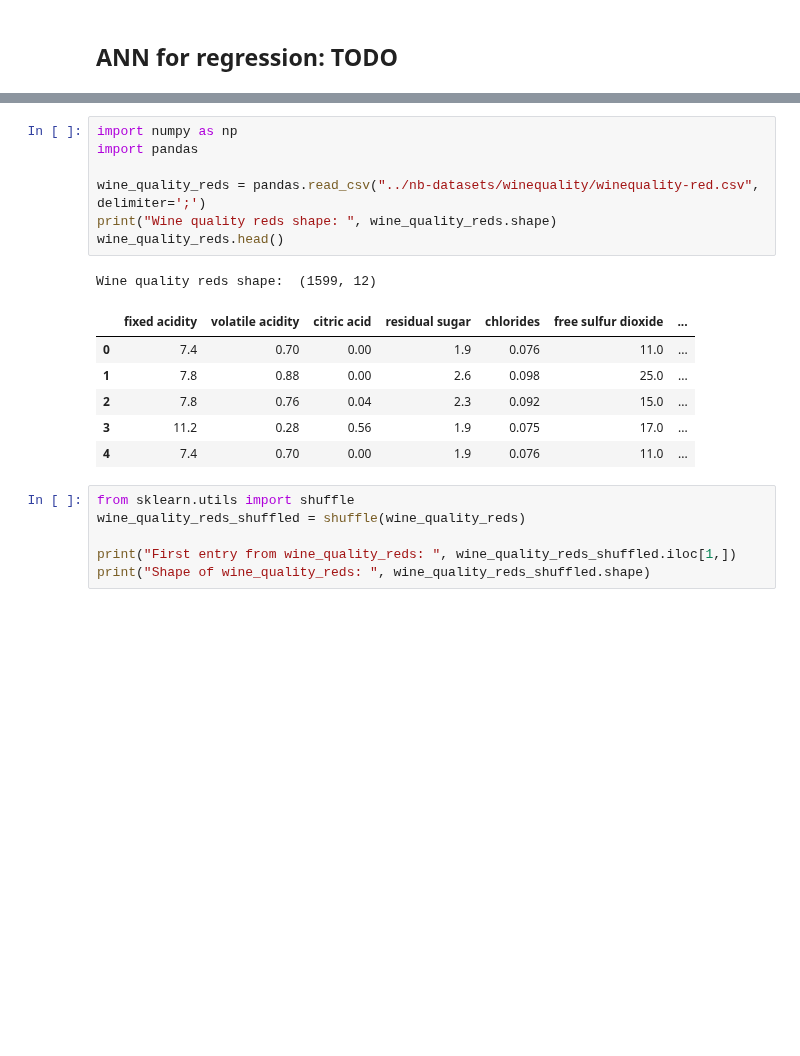
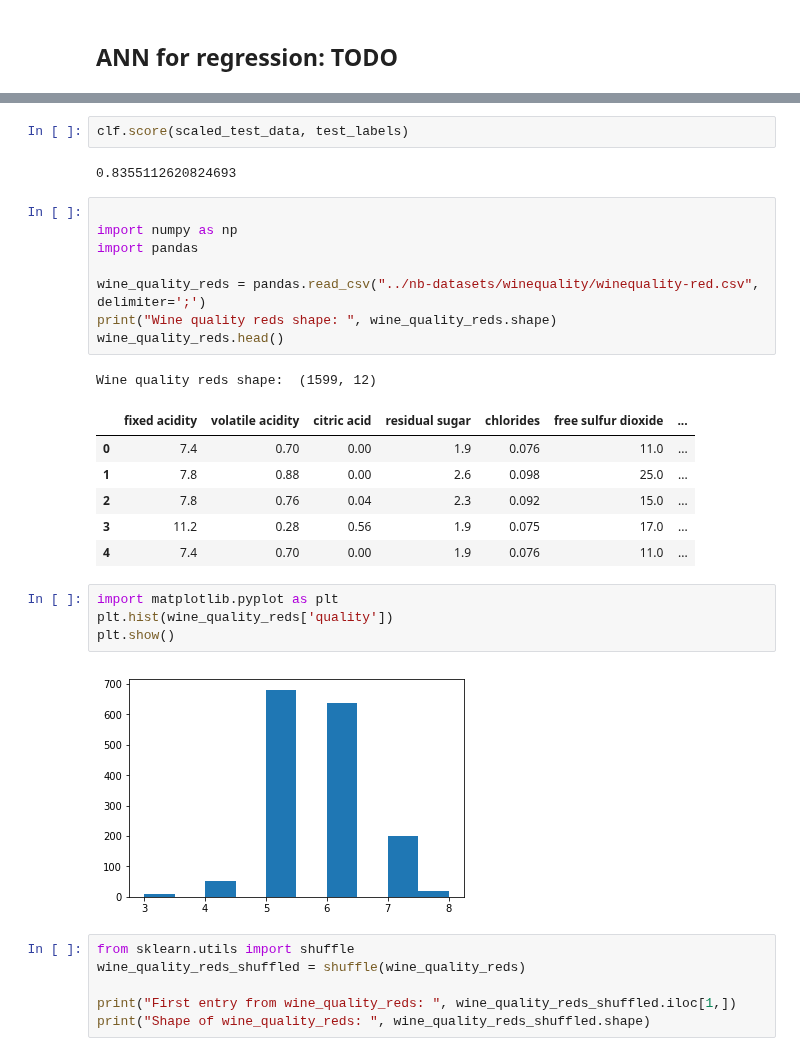
Before and after one commit to USDA-ARS-GBRU/ml-training-site, a Jupyter notebook: assets/nb-lessons/13_neural_network_methods.ipynb, the cells around one changed output, grey strips where cells are left out. Drawn from its saved outputs; the diff is of its cells as text; blank space fills up the shorter version.

```diff
--- a/assets/nb-lessons/13_neural_network_methods.ipynb
+++ b/assets/nb-lessons/13_neural_network_methods.ipynb
@@ -84,4 +210,9 @@ Note that these are the [hyperparameters](https://en.wikipedia.org/wiki/Hyperpar
+# %%
+clf.score(scaled_test_data, test_labels)
+# %% [output]
+0.8355112620824693
 # %%
+
 import numpy as np
 import pandas
 
@@ -96,6 +227,12 @@ Wine quality reds shape:  (1599, 12)
 | 2 | 7.8 | 0.76 | 0.04 | 2.3 | 0.092 | 15.0 | ... |
 | 3 | 11.2 | 0.28 | 0.56 | 1.9 | 0.075 | 17.0 | ... |
 | 4 | 7.4 | 0.70 | 0.00 | 1.9 | 0.076 | 11.0 | ... |
+# %%
+import matplotlib.pyplot as plt
+plt.hist(wine_quality_reds['quality'])
+plt.show()
+# %% [output]
+[figure, added]
 # %%
 from sklearn.utils import shuffle
 wine_quality_reds_shuffled = shuffle(wine_quality_reds)
```
Also changed, not shown: parts of 6 cells of this notebook.
